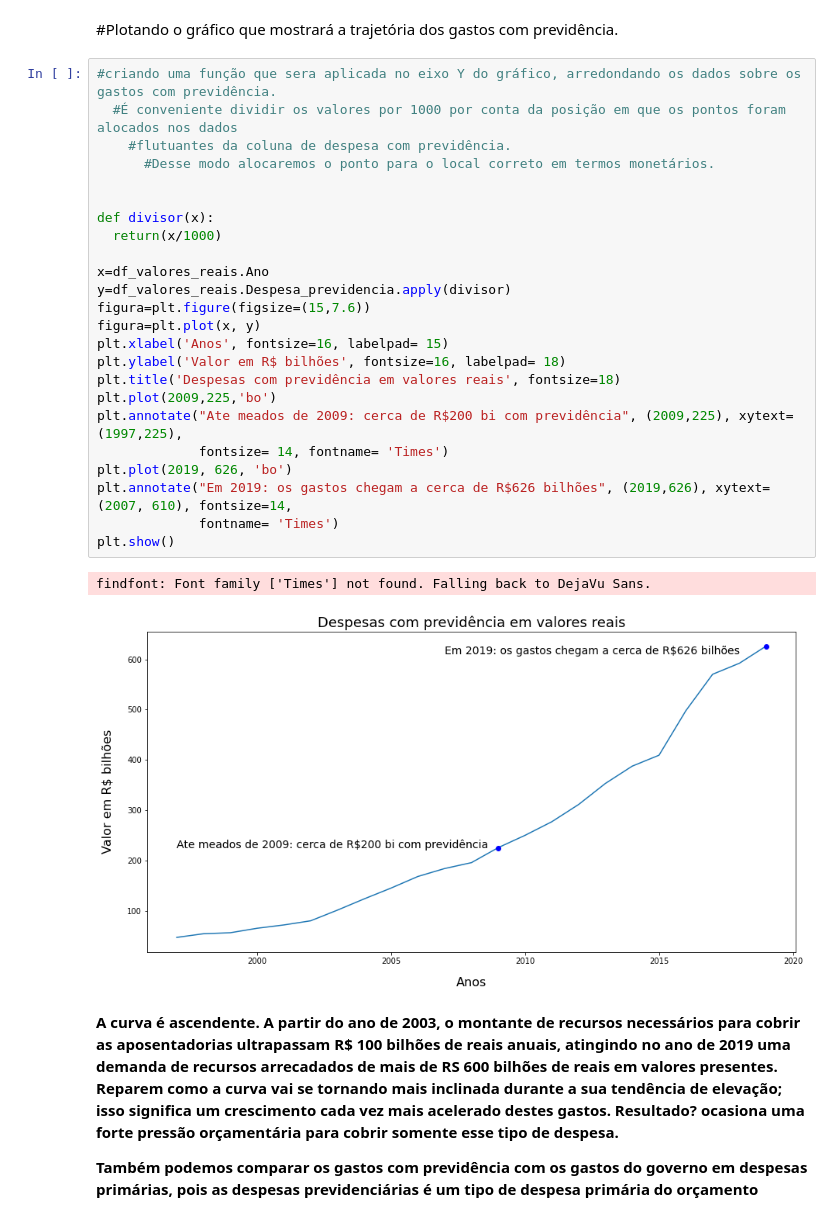
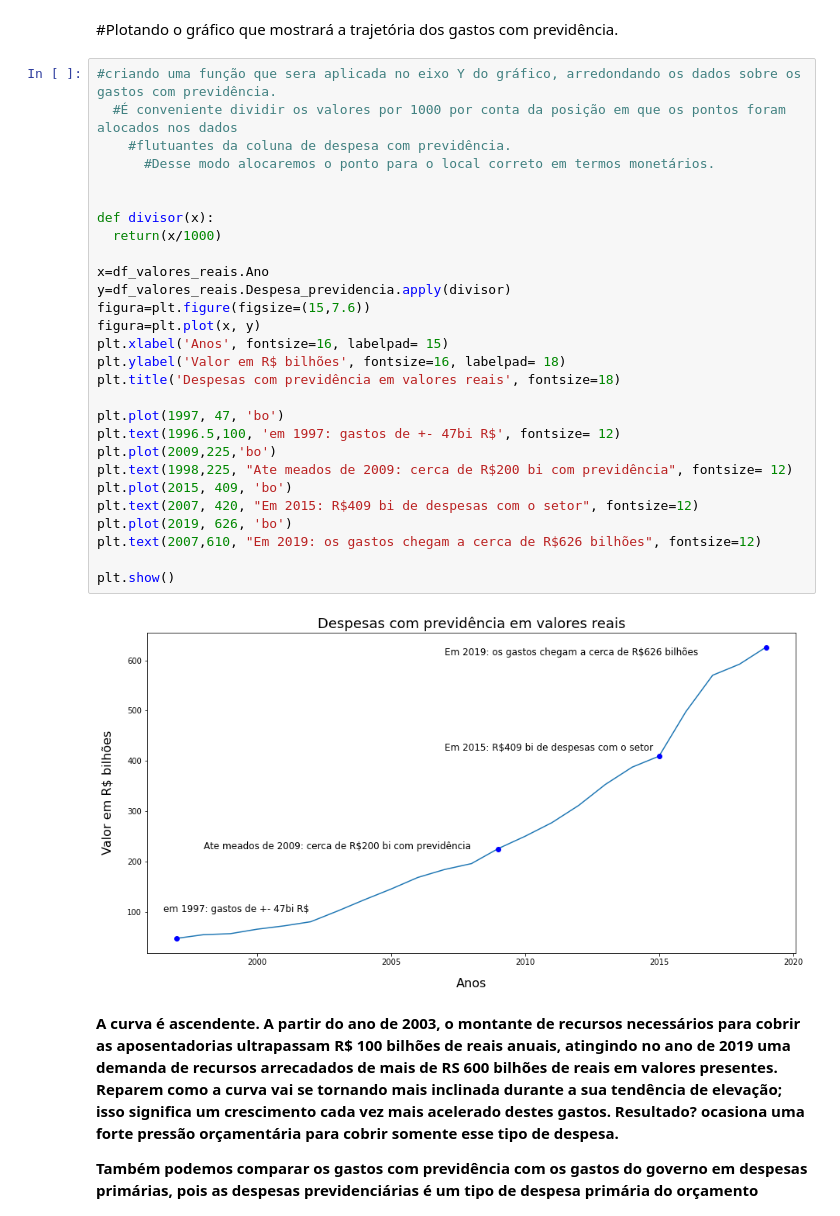
Before and after one commit to jp-data/breves-analises, a Jupyter notebook: Previdência_social_brasileira.ipynb, the cells around one changed output. Cells and saved outputs as stored; diff of their text form.

```diff
--- a/Previdência_social_brasileira.ipynb
+++ b/Previdência_social_brasileira.ipynb
@@ -279,30 +279,33 @@ df_valores_reais.head(25)
 # %%
 #criando uma função que sera aplicada no eixo Y do gráfico, arredondando os dados sobre os gastos com previdência.
   #É conveniente dividir os valores por 1000 por conta da posição em que os pontos foram alocados nos dados
     #flutuantes da coluna de despesa com previdência.
       #Desse modo alocaremos o ponto para o local correto em termos monetários.
 
 
 def divisor(x):
   return(x/1000)
 
 x=df_valores_reais.Ano
 y=df_valores_reais.Despesa_previdencia.apply(divisor)
 figura=plt.figure(figsize=(15,7.6))
 figura=plt.plot(x, y)
 plt.xlabel('Anos', fontsize=16, labelpad= 15)
 plt.ylabel('Valor em R$ bilhões', fontsize=16, labelpad= 18)
 plt.title('Despesas com previdência em valores reais', fontsize=18)
+
+plt.plot(1997, 47, 'bo')
+plt.text(1996.5,100, 'em 1997: gastos de +- 47bi R$', fontsize= 12)
 plt.plot(2009,225,'bo')
-plt.annotate("Ate meados de 2009: cerca de R$200 bi com previdência", (2009,225), xytext=(1997,225),
-             fontsize= 14, fontname= 'Times')
+plt.text(1998,225, "Ate meados de 2009: cerca de R$200 bi com previdência", fontsize= 12)
+plt.plot(2015, 409, 'bo')
+plt.text(2007, 420, "Em 2015: R$409 bi de despesas com o setor", fontsize=12)
 plt.plot(2019, 626, 'bo')
-plt.annotate("Em 2019: os gastos chegam a cerca de R$626 bilhões", (2019,626), xytext=(2007, 610), fontsize=14,
-             fontname= 'Times')
+plt.text(2007,610, "Em 2019: os gastos chegam a cerca de R$626 bilhões", fontsize=12)
+
 plt.show()
 # %% [output]
-findfont: Font family ['Times'] not found. Falling back to DejaVu Sans.
-[figure, old version]
+[figure, new version]
 # %% [markdown]
 **A curva é ascendente. A partir do ano de 2003, o montante de recursos necessários para cobrir as aposentadorias ultrapassam R$ 100 bilhões de reais anuais, atingindo no ano de 2019 uma demanda de recursos arrecadados de mais de RS 600  bilhões de reais em valores presentes. Reparem como a curva vai se tornando mais inclinada durante a sua tendência de elevação; isso significa um crescimento cada vez mais acelerado destes gastos. Resultado? ocasiona uma forte pressão orçamentária para cobrir somente esse tipo de despesa.**
 
```
Also changed, not shown: parts of 4 cells of this notebook.
